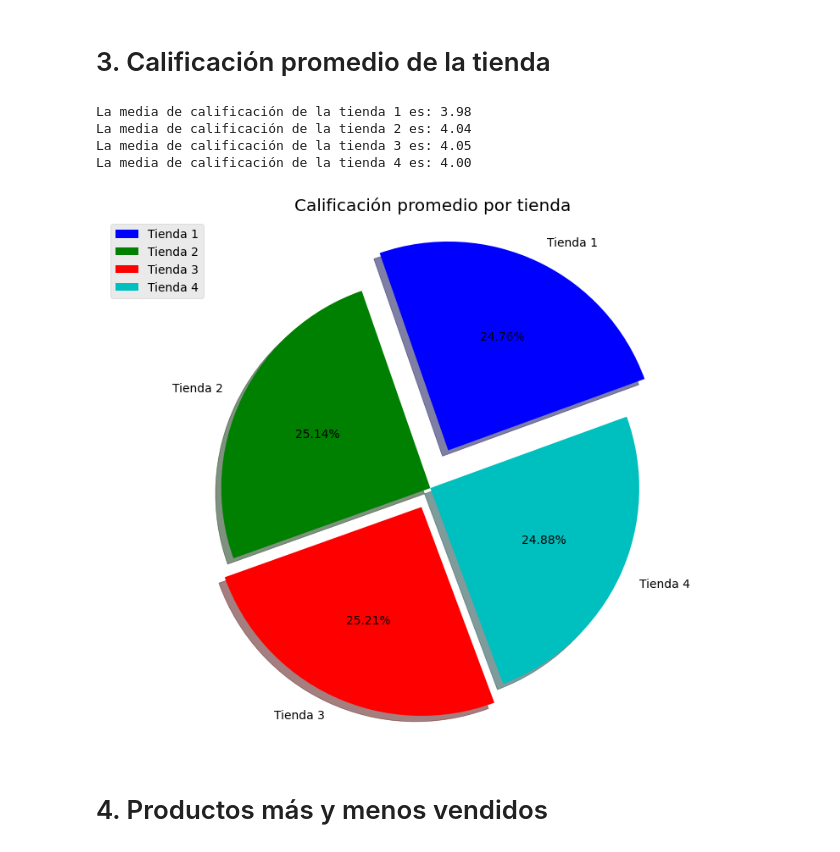
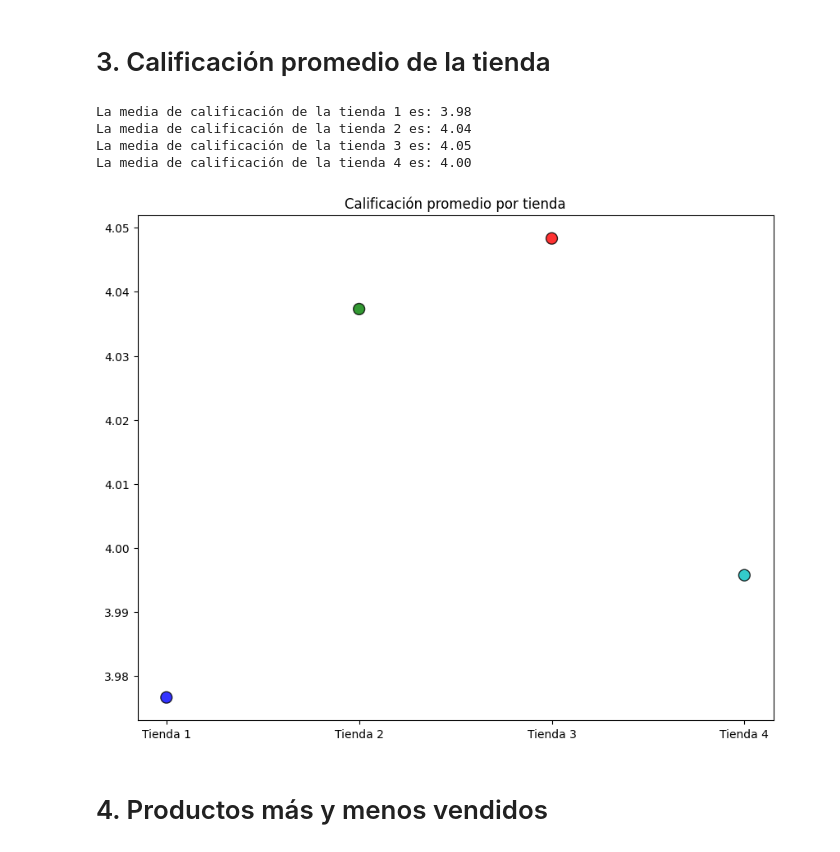
Before and after one commit to Andres-Argotty/challenge1-data-science-latam, a Jupyter notebook: AluraStoreLatam.ipynb, the cells around one changed output. Drawn from its saved outputs; the diff is of its cells as text; code cells hidden in the pictures.

```diff
--- a/AluraStoreLatam.ipynb
+++ b/AluraStoreLatam.ipynb
@@ -162,25 +162,23 @@ plt.show()
 # %%
 media_tienda1= tienda.iloc[:,7].mean()
 media_tienda2= tienda2.iloc[:,7].mean()
 media_tienda3= tienda3.iloc[:,7].mean()
 media_tienda4= tienda4.iloc[:,7].mean()
 
 print('La media de calificación de la tienda 1 es: {:,.2f} \nLa media de calificación de la tienda 2 es: {:,.2f} \nLa media de calificación de la tienda 3 es: {:,.2f} \nLa media de calificación de la tienda 4 es: {:,.2f} \n '.format(media_tienda1,media_tienda2,media_tienda3,media_tienda4))
 
 plt.figure(figsize=(10, 8))
 valores_media=[media_tienda1,media_tienda2,media_tienda3,media_tienda4]
 destacar_media= (0.2,0,0.1,0)
 plt.title('Calificación promedio por tienda')
-plt.pie(x=valores_media, explode= destacar_media, labels= indice_tiendas, autopct="%.2f%%", shadow=True, startangle=20, colors= ['b','g','r','c'])
-plt.axis('equal') # Equal aspect ratio ensures that the pie is drawn as a circle.
-plt.legend(loc='upper left')
+plt.scatter(x=indice_tiendas, y=valores_media, s=100, c= ['b','g','r','c'], alpha=0.8, edgecolors='black')
 plt.show()
 # %% [output]
 La media de calificación de la tienda 1 es: 3.98
 La media de calificación de la tienda 2 es: 4.04
 La media de calificación de la tienda 3 es: 4.05
 La media de calificación de la tienda 4 es: 4.00
-[figure, old version]
+[figure, new version]
 # %% [markdown]
 # 4. Productos más y menos vendidos
 # %%
```
Also changed, not shown: parts of 6 cells of this notebook.
